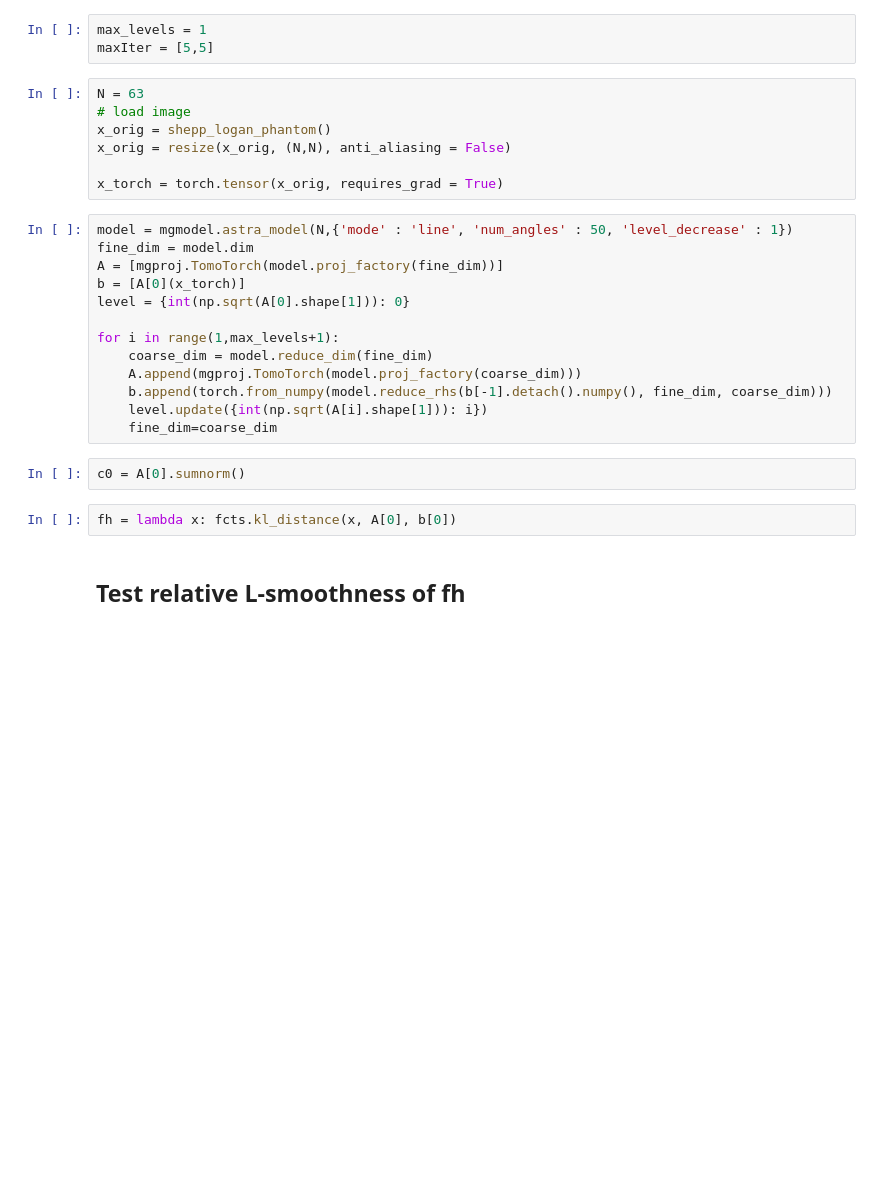
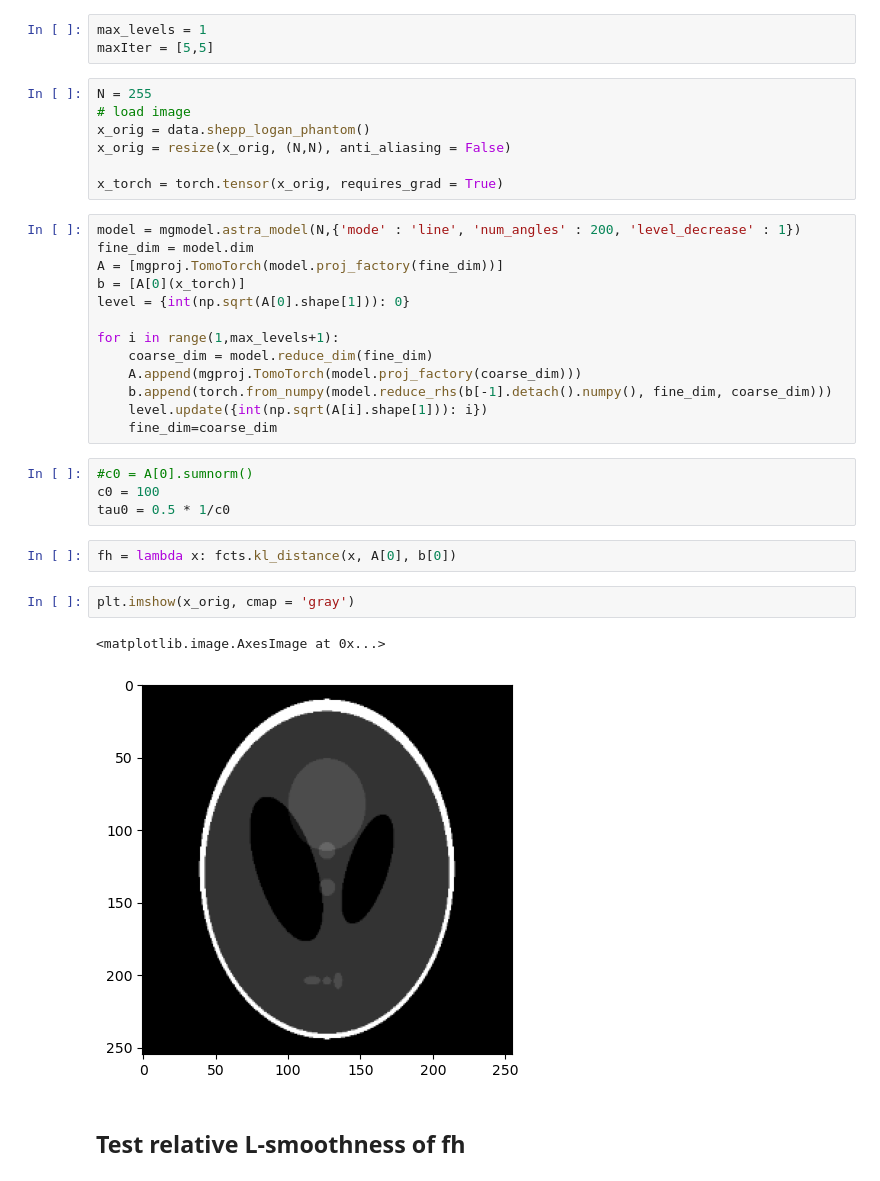
Before and after one commit to yaraelshiaty/MLBPGD, a Jupyter notebook: test_coarse_fct.ipynb, the cells around one changed output. Saved outputs shown, nothing was run; the diff lists cells and outputs as text; blank space fills up the shorter version.

```diff
--- a/test_coarse_fct.ipynb
+++ b/test_coarse_fct.ipynb
@@ -20,14 +20,14 @@ import matplotlib.pyplot as plt
 max_levels = 1
 maxIter = [5,5]
 # %%
-N = 63
+N = 255
 # load image
-x_orig = shepp_logan_phantom()
+x_orig = data.shepp_logan_phantom()
 x_orig = resize(x_orig, (N,N), anti_aliasing = False)
 
 x_torch = torch.tensor(x_orig, requires_grad = True)
 # %%
-model = mgmodel.astra_model(N,{'mode' : 'line', 'num_angles' : 50, 'level_decrease' : 1})
+model = mgmodel.astra_model(N,{'mode' : 'line', 'num_angles' : 200, 'level_decrease' : 1})
 fine_dim = model.dim
 A = [mgproj.TomoTorch(model.proj_factory(fine_dim))]
 b = [A[0](x_torch)]
@@ -40,9 +40,16 @@ for i in range(1,max_levels+1):
     level.update({int(np.sqrt(A[i].shape[1])): i})
     fine_dim=coarse_dim
 # %%
-c0 = A[0].sumnorm()
+#c0 = A[0].sumnorm()
+c0 = 100
+tau0 = 0.5 * 1/c0
 # %%
 fh = lambda x: fcts.kl_distance(x, A[0], b[0])
+# %%
+plt.imshow(x_orig, cmap = 'gray')
+# %% [output]
+<matplotlib.image.AxesImage at 0x...>
+[figure, added]
 # %% [markdown]
 ## Test relative L-smoothness of fh
 # %%
```
Also changed, not shown: parts of 34 cells of this notebook.
